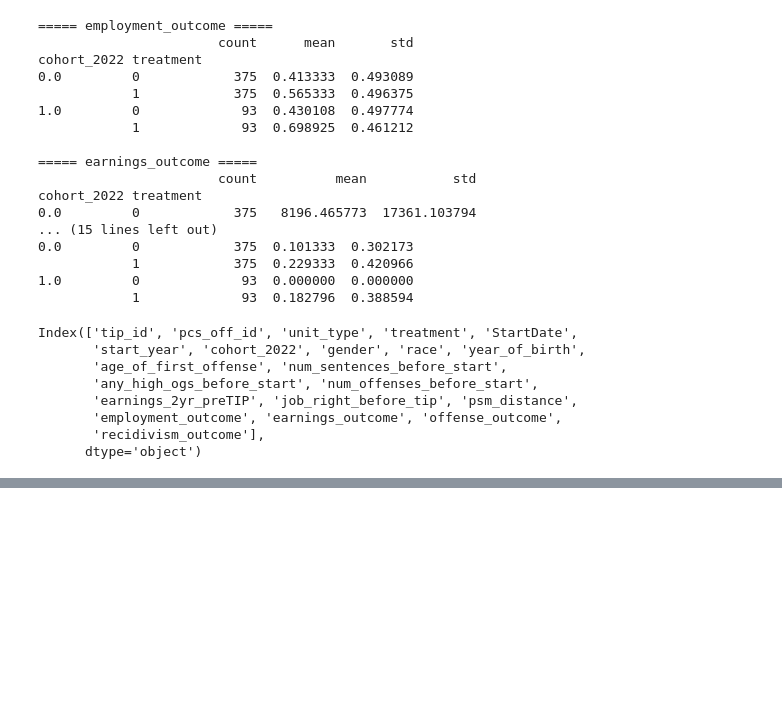
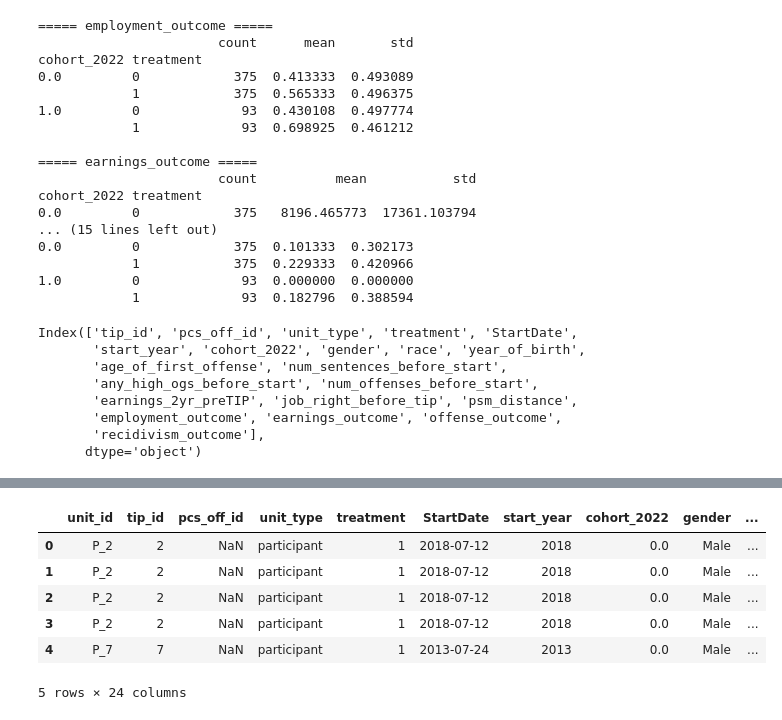
Before and after one commit to Nikki-Lemon/TIP2026, a Jupyter notebook: Matching/Participant_NonParticipant_Matching.ipynb, the cells around one changed output, grey strips where cells are left out. Cells and saved outputs as stored; diff of their text form; code cells hidden in the pictures; blank space fills up the shorter version.

```diff
--- a/Matching/Participant_NonParticipant_Matching.ipynb
+++ b/Matching/Participant_NonParticipant_Matching.ipynb
@@ -2721,0 +2977,39 @@ Notes:
+# %%
+# --------------------------------------------------
+# Block 7: Combine event panels
+# --------------------------------------------------
+
+earn_panel = pd.concat(
+    [participant_earn_panel, control_earn_panel],
+    ignore_index=True
+)
+
+off_panel = pd.concat(
+    [participant_off_panel, control_off_panel],
+    ignore_index=True
+)
+
+panel_df = panel_skeleton.merge(
+    earn_panel,
+    on=["unit_id", "year_rel"],
+    how="left"
+).merge(
+    off_panel,
+    on=["unit_id", "year_rel"],
+    how="left"
+)
+
+# Fill missing outcomes with zero
+for col in ["earnings_year", "employed_year", "offense_count_year", "has_offense_year"]:
+    if col in panel_df.columns:
+        panel_df[col] = panel_df[col].fillna(0)
+
+panel_df.head()
+# %% [output]
+|  | unit_id | tip_id | pcs_off_id | unit_type | treatment | StartDate | start_year | cohort_2022 | gender | ... |
+| 0 | P_2 | 2 | NaN | participant | 1 | 2018-07-12 | 2018 | 0.0 | Male | ... |
+| 1 | P_2 | 2 | NaN | participant | 1 | 2018-07-12 | 2018 | 0.0 | Male | ... |
+| 2 | P_2 | 2 | NaN | participant | 1 | 2018-07-12 | 2018 | 0.0 | Male | ... |
+| 3 | P_2 | 2 | NaN | participant | 1 | 2018-07-12 | 2018 | 0.0 | Male | ... |
+| 4 | P_7 | 7 | NaN | participant | 1 | 2013-07-24 | 2013 | 0.0 | Male | ... |
+5 rows × 24 columns
```
Also changed, not shown: parts of 16 cells of this notebook.
